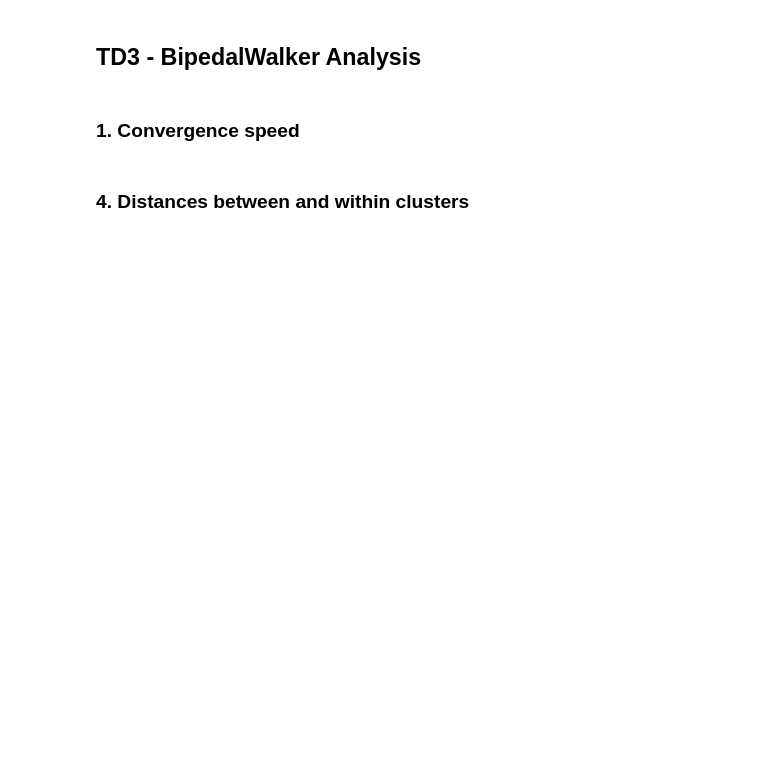
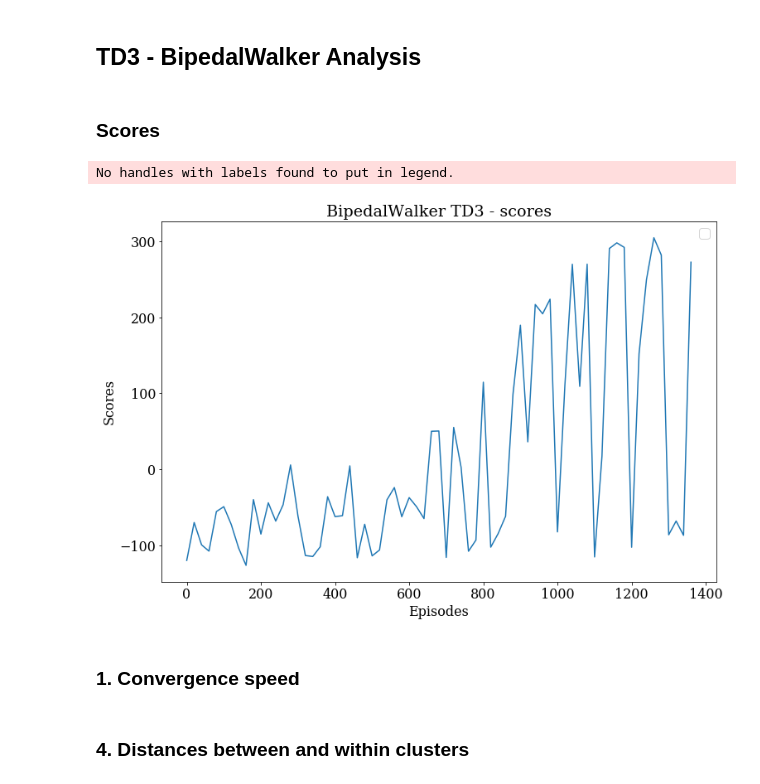
Before and after one commit to robertah/drl-optimization, a Jupyter notebook: results/bipedalwalker_td3/TD3 - BipedalWalker Analysis.ipynb, the cells around one changed output. Drawn from its saved outputs; the diff is of its cells as text; code cells hidden in the pictures; blank space fills up the shorter version.

```diff
--- a/results/bipedalwalker_td3/TD3 - BipedalWalker Analysis.ipynb
+++ b/results/bipedalwalker_td3/TD3 - BipedalWalker Analysis.ipynb
@@ -9,5 +18,21 @@ sys.path.insert(0, os.path.join(os.getcwd(), os.pardir, "../src/"))
 # %%
 timestamp = '20190118192711'
+# %%
+name = 'BipedalWalker TD3 - '
+# %% [markdown]
+### Scores
+# %%
+scores = np.load('../training/td3/BipedalWalker-v2-' + timestamp + '/results.npy')
+# %%
+plt.title(name + "scores")
+plt.plot([i*20 for i in range(0, len(scores))], scores)
+plt.legend()
+plt.xlabel('Episodes')
+plt.ylabel('Scores')
+plt.savefig('scores.pdf')
+# %% [output]
+No handles with labels found to put in legend.
+[figure, added]
 # %% [markdown]
 ### 1. Convergence speed
 # %% [markdown]
```
Also changed, not shown: parts of 6 cells of this notebook, 5 other files.
